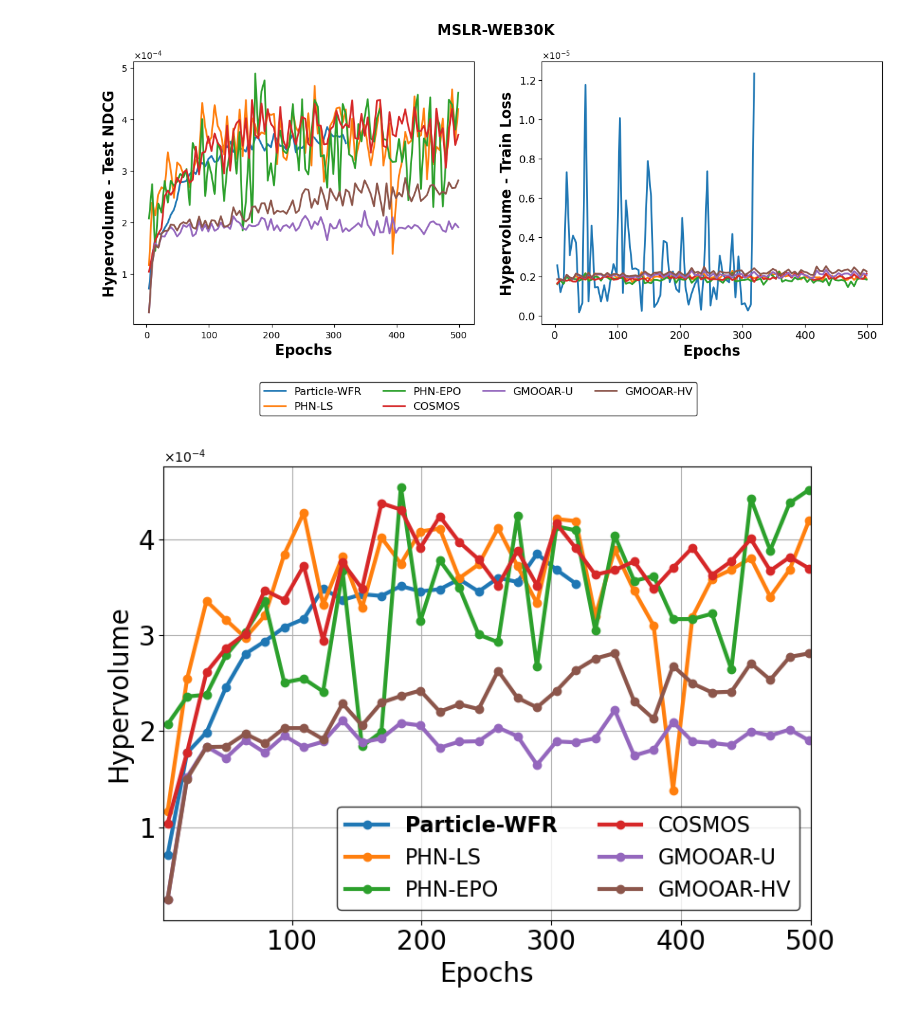
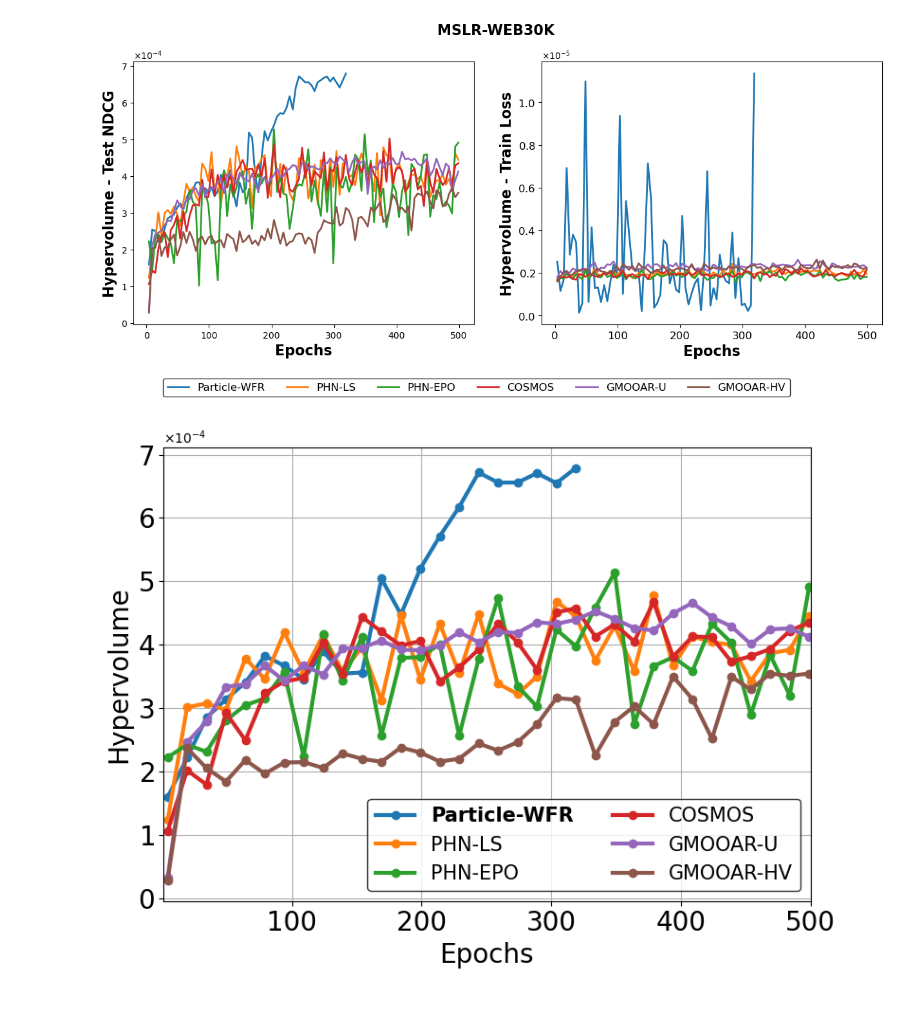
Before and after one commit to yinuoren/particlewfr, a Jupyter notebook: multi_objective/plot.ipynb, the cells around one changed output. Drawn from its saved outputs; the diff is of its cells as text; code cells hidden in the pictures.

```diff
--- a/multi_objective/plot.ipynb
+++ b/multi_objective/plot.ipynb
@@ -8,12 +8,12 @@ from matplotlib.ticker import ScalarFormatter
 from hv import HyperVolume
 # %%
 
-n_particles = 8
+n_particles = 12
 
 if n_particles == 12:
     path_prefix = \
     {
-        "Particle-WFR": "/home/tesixiao/YinuoIntern2023/src/MOO/results/particle/mslr/2023-10-09_04-32-18",
+        "Particle-WFR": "/home/tesixiao/YinuoIntern2023/src/MOO/results/particle/mslr/2023-10-09_18-15-25",
         # "Particle-SVGD": "/home/tesixiao/results/svgd/particle/mslr/2023-10-01_06-25-50",
         "PHN-LS": "/home/tesixiao/YinuoIntern2023/src/MOO/results/hyper_ln/mslr/2023-09-30_22-51-40",
         "PHN-EPO": "/home/tesixiao/YinuoIntern2023/src/MOO/results/hyper_epo/mslr/2023-09-30_23-01-46",
@@ -26,7 +26,7 @@ if n_particles == 12:
 if n_particles == 16:
     path_prefix = \
     {
-        "Particle-WFR": "/home/tesixiao/YinuoIntern2023/src/MOO/results/particle/mslr/2023-10-09_04-27-33",
+        "Particle-WFR": "/home/tesixiao/YinuoIntern2023/src/MOO/results/particle/mslr/2023-10-09_18-17-52",
         "PHN-LS": "/home/tesixiao/YinuoIntern2023/src/MOO/results/hyper_ln/mslr/2023-10-07_04-53-23",
         "PHN-EPO": "/home/tesixiao/YinuoIntern2023/src/MOO/results/hyper_epo/mslr/2023-10-07_04-57-38",
         "COSMOS": "/home/tesixiao/YinuoIntern2023/src/MOO/results/cosmos/mslr/2023-10-07_04-49-35",
@@ -38,7 +38,7 @@ if n_particles == 16:
 if n_particles == 8:
     path_prefix = \
     {
-        "Particle-WFR": "/home/tesixiao/YinuoIntern2023/src/MOO/results/particle/mslr/2023-10-09_07-07-42",
+        "Particle-WFR": "/home/tesixiao/YinuoIntern2023/src/MOO/results/particle/mslr/2023-10-09_16-47-20",
         "PHN-LS": "/home/tesixiao/YinuoIntern2023/src/MOO/results/hyper_ln/mslr/2023-10-08_22-30-18",
         "PHN-EPO": "/home/tesixiao/YinuoIntern2023/src/MOO/results/hyper_epo/mslr/2023-10-08_23-15-46",
         "COSMOS": "/home/tesixiao/YinuoIntern2023/src/MOO/results/cosmos/mslr/2023-10-08_22-22-45",
@@ -87,35 +87,35 @@ for idx, (m, r) in enumerate(results.items()):
 axs[0].set_xlabel('Epochs', fontsize=16, fontweight='bold')
 axs[0].set_ylabel('Hypervolume - Test NDCG', fontsize=16, fontweight='bold')
 
 axs[1].set_xlabel('Epochs', fontsize=16, fontweight='bold')
 axs[1].set_ylabel('Hypervolume - Train Loss', fontsize=16, fontweight='bold')
 
 y_formatter = ScalarFormatter(useMathText=True)
 y_formatter.set_scientific(True)
 y_formatter.set_powerlimits((-3,3))  # Adjust limits if needed
 axs[0].yaxis.set_major_formatter(y_formatter)
 y_formatter = ScalarFormatter(useMathText=True)
 y_formatter.set_scientific(True)
 y_formatter.set_powerlimits((-3,3))  # Adjust limits if needed
 axs[1].yaxis.set_major_formatter(y_formatter)
 
 # Setting the title with a slight increase in the font size
 fig.suptitle('MSLR-WEB30K', fontsize=16, fontweight='bold')
 
 # Display the legend and specify its location
 lines, labels = fig.axes[-1].get_legend_handles_labels()
-fig.legend(lines, labels, loc='lower left', bbox_to_anchor=(0.25, -0.05), fontsize=12, ncol=4, frameon=True, edgecolor='black')
+fig.legend(lines, labels, loc='lower left', bbox_to_anchor=(0.18, 0), fontsize=12, ncol=6, frameon=True, edgecolor='black')
 
 plt.subplots_adjust(hspace=1, bottom=0.2)
 
 # Adjusting the tick parameters
 plt.tick_params(axis='both', which='major', labelsize=12)
 # plt.tight_layout()
 
 # Finally, display the plot
 plt.show()
 # %% [output]
-[figure, old version]
+[figure, new version]
 # %%
 def downsample(data, step=3):
     """Downsample a list by taking every nth element."""
@@ -142,7 +142,7 @@ plt.xlim(1, 500)
 # plt.title('MSLR-WEB30K', fontsize=16, fontweight='bold')
 
 # Display the legend and specify its location
-legend = plt.legend(loc='lower right', ncols=2, fontsize=16, frameon=True, edgecolor='black')
+legend = plt.legend(loc='lower right', ncols=2, fontsize=15, frameon=True, edgecolor='black')
 
 # Setting the second label in the legend to bold
 for i, text in enumerate(legend.get_texts()):
@@ -165,4 +165,4 @@ plt.tight_layout()
 
 plt.savefig(f'mslr_{n_particles}.pdf')
 # %% [output]
-[figure, old version]
+[figure, new version]
```
Also changed, not shown: 17 other files.
